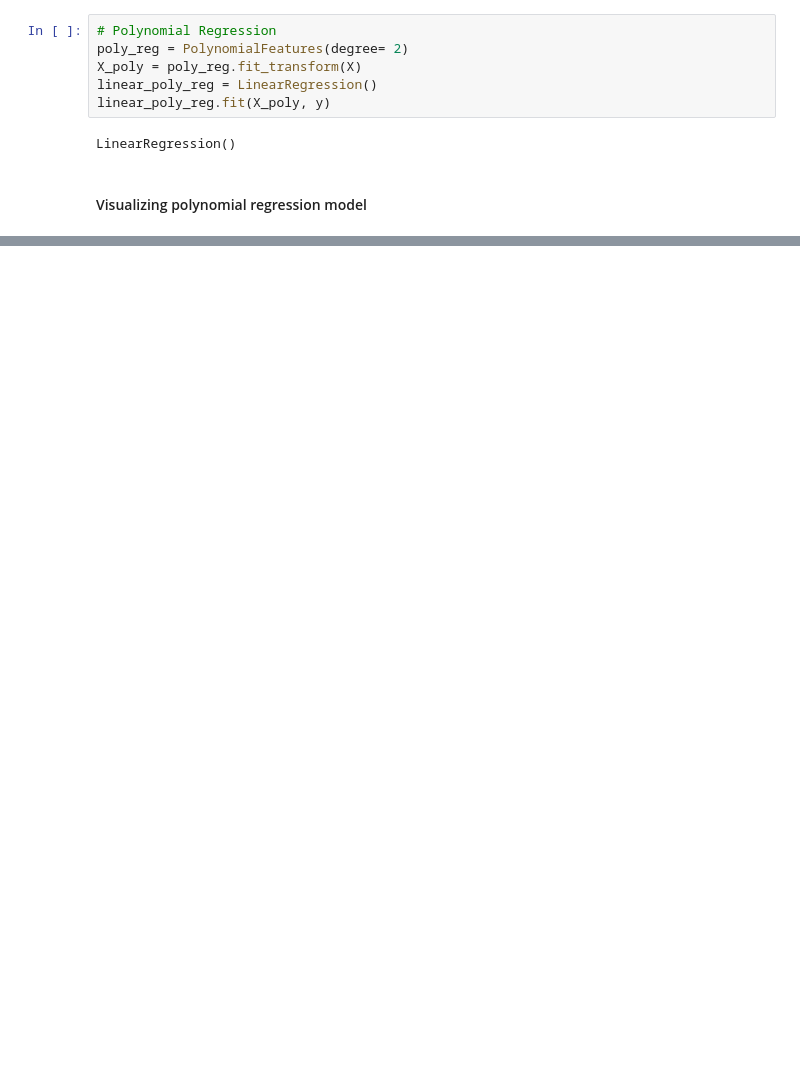
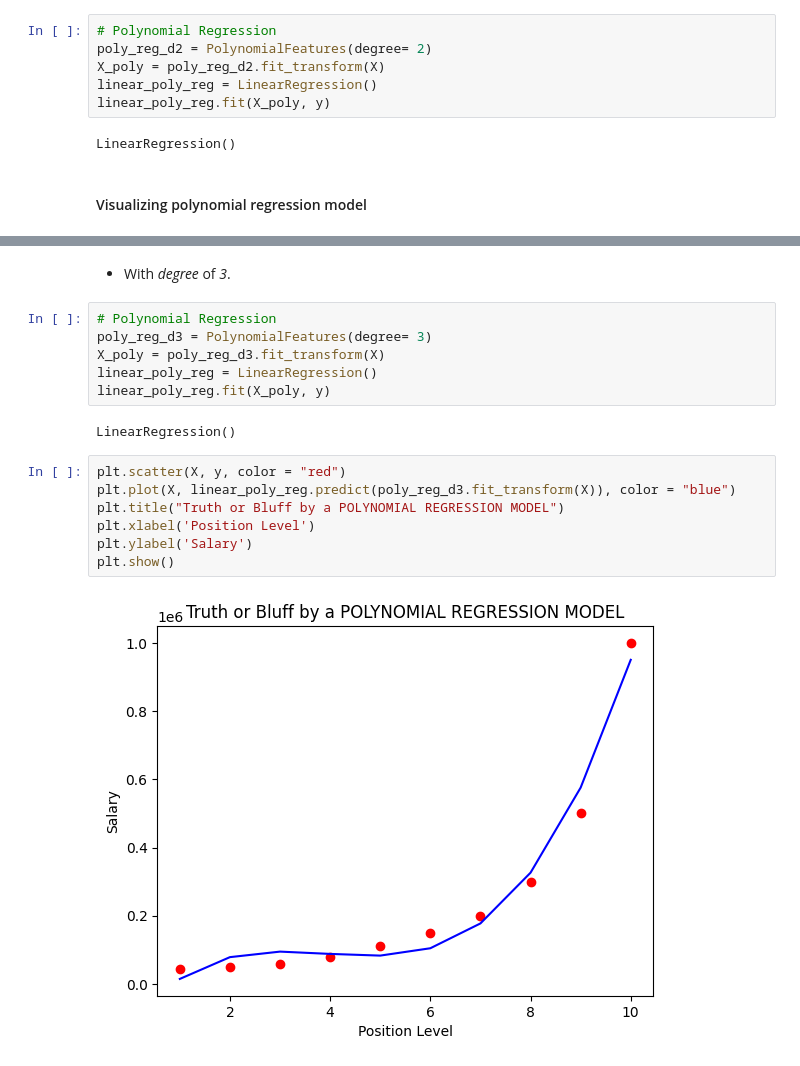
Before and after one commit to Darknight47/Regression, a Jupyter notebook: Polynomial Regression/polynomial_regression.ipynb, the cells around one changed output, grey strips where cells are left out. Drawn from its saved outputs; the diff is of its cells as text; blank space fills up the shorter version.

Commit message:
polynomial regression with degree of 3

```diff
--- a/Polynomial Regression/polynomial_regression.ipynb
+++ b/Polynomial Regression/polynomial_regression.ipynb
@@ -110,7 +112,7 @@ leads to predicting wrong values for an input!
 # %%
 # Polynomial Regression
-poly_reg = PolynomialFeatures(degree= 2)
-X_poly = poly_reg.fit_transform(X)
+poly_reg_d2 = PolynomialFeatures(degree= 2)
+X_poly = poly_reg_d2.fit_transform(X)
 linear_poly_reg = LinearRegression()
 linear_poly_reg.fit(X_poly, y)
 # %% [output]
@@ -126,3 +130,22 @@ plt.ylabel('Salary')
 plt.show()
 # %% [output]
 [figure]
+# %% [markdown]
+* With *degree* of *3*.
+# %%
+# Polynomial Regression
+poly_reg_d3 = PolynomialFeatures(degree= 3)
+X_poly = poly_reg_d3.fit_transform(X)
+linear_poly_reg = LinearRegression()
+linear_poly_reg.fit(X_poly, y)
+# %% [output]
+LinearRegression()
+# %%
+plt.scatter(X, y, color = "red")
+plt.plot(X, linear_poly_reg.predict(poly_reg_d3.fit_transform(X)), color = "blue")
+plt.title("Truth or Bluff by a POLYNOMIAL REGRESSION MODEL")
+plt.xlabel('Position Level')
+plt.ylabel('Salary')
+plt.show()
+# %% [output]
+[figure, added]
```
Also changed, not shown: parts of 3 cells of this notebook.
